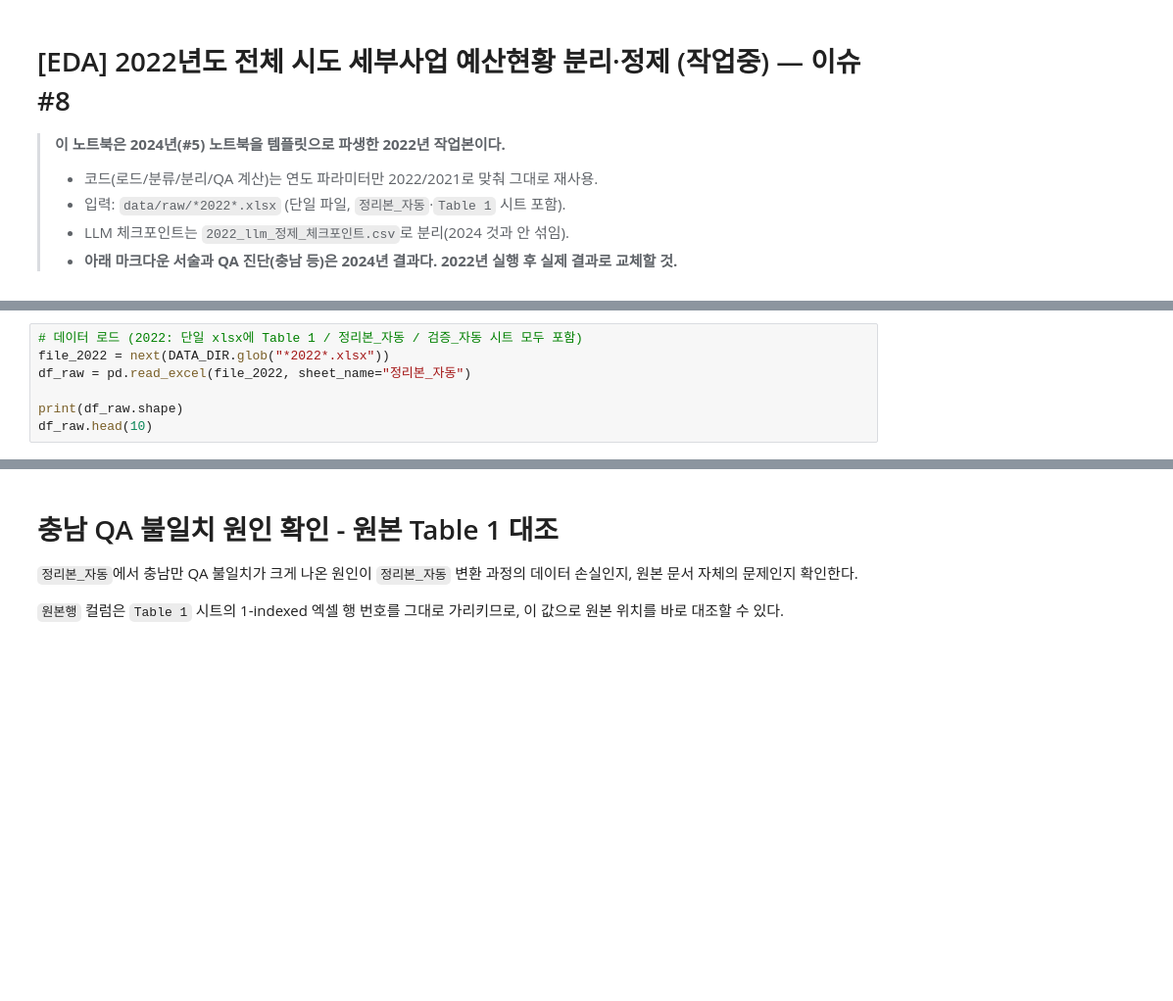
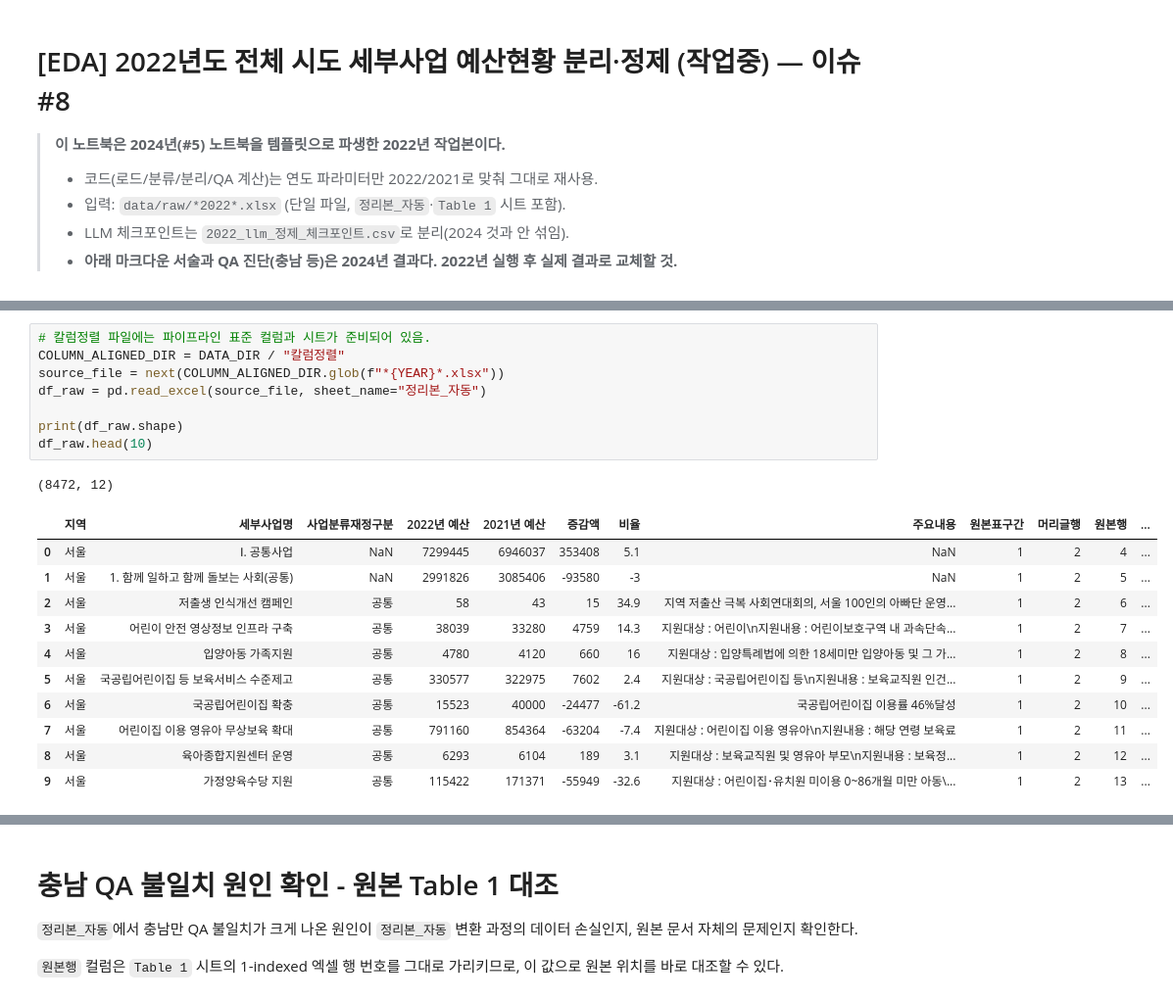
Before and after one commit to JungYeoni/yumocha, a Jupyter notebook: notebooks/20260719_EDA_2022_전국_시도분리정제.ipynb, the cells around one changed output, grey strips where cells are left out. Shown at 98% size. Drawn from its saved outputs; the diff is of its cells as text; blank space fills up the shorter version.

```diff
--- a/notebooks/20260719_EDA_2022_전국_시도분리정제.ipynb
+++ b/notebooks/20260719_EDA_2022_전국_시도분리정제.ipynb
@@ -24,12 +37,26 @@ pd.set_option("display.max_rows", None)  # 행 생략 없이 전부 표시
 pd.set_option("display.max_columns", None)  # 열 생략 없이 전부 표시
 pd.set_option("display.max_colwidth", None)  # 셀 안 텍스트 길이 안 자르고 전부 표시
 # %%
-# 데이터 로드 (2022: 단일 xlsx에 Table 1 / 정리본_자동 / 검증_자동 시트 모두 포함)
-file_2022 = next(DATA_DIR.glob("*2022*.xlsx"))
-df_raw = pd.read_excel(file_2022, sheet_name="정리본_자동")
+# 칼럼정렬 파일에는 파이프라인 표준 컬럼과 시트가 준비되어 있음.
+COLUMN_ALIGNED_DIR = DATA_DIR / "칼럼정렬"
+source_file = next(COLUMN_ALIGNED_DIR.glob(f"*{YEAR}*.xlsx"))
+df_raw = pd.read_excel(source_file, sheet_name="정리본_자동")
 
 print(df_raw.shape)
 df_raw.head(10)
+# %% [output]
+(8472, 12)
+|  | 지역 | 세부사업명 | 사업분류재정구분 | 2022년 예산 | 2021년 예산 | 증감액 | 비율 | 주요내용 | 원본표구간 | 머리글행 | 원본행 | ... |
+| 0 | 서울 | Ⅰ. 공통사업 | NaN | 7299445 | 6946037 | 353408 | 5.1 | NaN | 1 | 2 | 4 | ... |
+| 1 | 서울 | 1. 함께 일하고 함께 돌보는 사회(공통) | NaN | 2991826 | 3085406 | -93580 | -3 | NaN | 1 | 2 | 5 | ... |
+| 2 | 서울 | 저출생 인식개선 캠페인 | 공통 | 58 | 43 | 15 | 34.9 | 지역 저출산 극복 사회연대회의, 서울 100인의 아빠단 운영... | 1 | 2 | 6 | ... |
+| 3 | 서울 | 어린이 안전 영상정보 인프라 구축 | 공통 | 38039 | 33280 | 4759 | 14.3 | 지원대상 : 어린이\n지원내용 : 어린이보호구역 내 과속단속... | 1 | 2 | 7 | ... |
+| 4 | 서울 | 입양아동 가족지원 | 공통 | 4780 | 4120 | 660 | 16 | 지원대상 : 입양특례법에 의한 18세미만 입양아동 및 그 가... | 1 | 2 | 8 | ... |
+| 5 | 서울 | 국공립어린이집 등 보육서비스 수준제고 | 공통 | 330577 | 322975 | 7602 | 2.4 | 지원대상 : 국공립어린이집 등\n지원내용 : 보육교직원 인건... | 1 | 2 | 9 | ... |
+| 6 | 서울 | 국공립어린이집 확충 | 공통 | 15523 | 40000 | -24477 | -61.2 | 국공립어린이집 이용률 46%달성 | 1 | 2 | 10 | ... |
+| 7 | 서울 | 어린이집 이용 영유아 무상보육 확대 | 공통 | 791160 | 854364 | -63204 | -7.4 | 지원대상 : 어린이집 이용 영유아\n지원내용 : 해당 연령 보육료 | 1 | 2 | 11 | ... |
+| 8 | 서울 | 육아종합지원센터 운영 | 공통 | 6293 | 6104 | 189 | 3.1 | 지원대상 : 보육교직원 및 영유아 부모\n지원내용 : 보육정... | 1 | 2 | 12 | ... |
+| 9 | 서울 | 가정양육수당 지원 | 공통 | 115422 | 171371 | -55949 | -32.6 | 지원대상 : 어린이집･유치원 미이용 0~86개월 미만 아동\... | 1 | 2 | 13 | ... |
 # %%
 # 기본검사
 print("[데이터셋 크기]\n", df_raw.shape)
```
Also changed, not shown: parts of 29 cells of this notebook.
